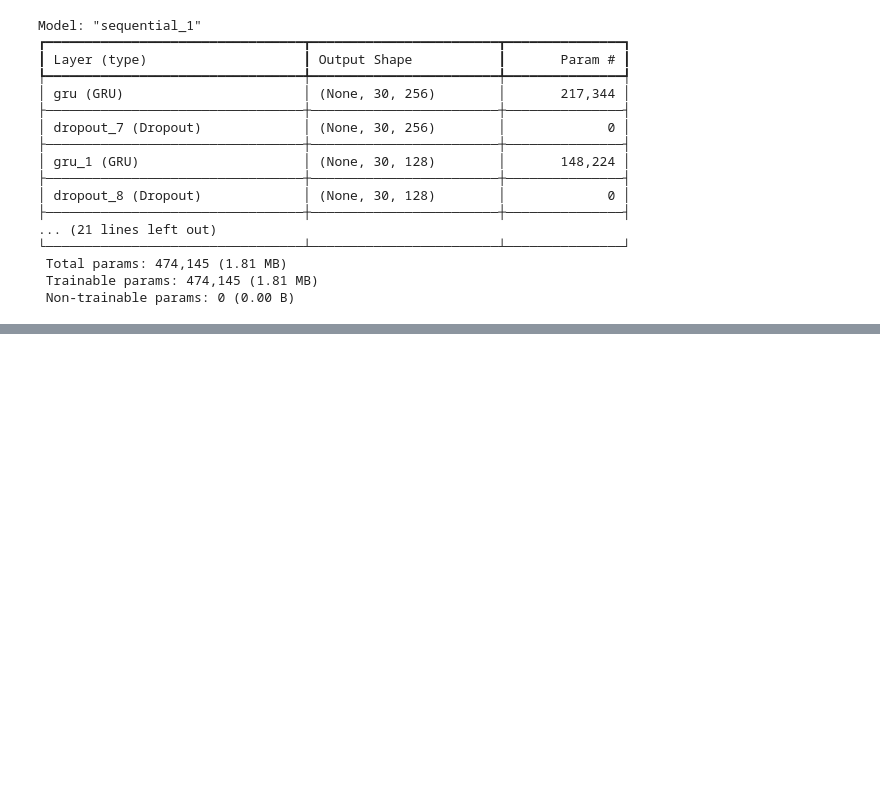
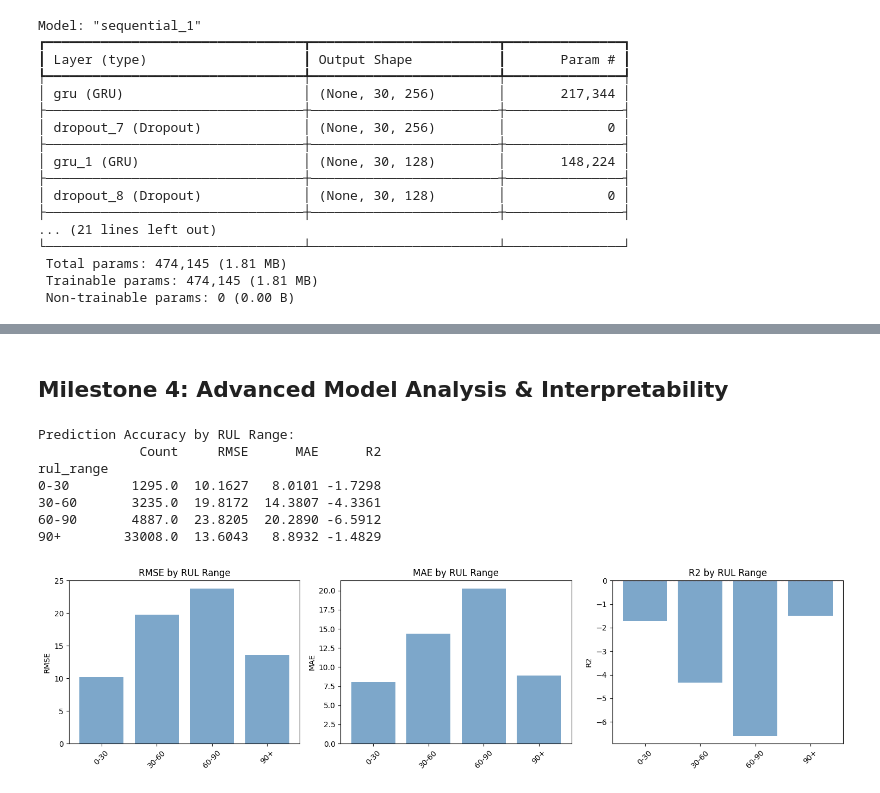
Before and after one commit to Prognos-AI/Vuriti-Tirumala-Srinivas-Prognos-AI, a Jupyter notebook: main.ipynb, the cells around one changed output, grey strips where cells are left out. Drawn from its saved outputs; the diff is of its cells as text; code cells hidden in the pictures; blank space fills up the shorter version.

```diff
--- a/main.ipynb
+++ b/main.ipynb
@@ -417,0 +1014,67 @@ plt.show()
+# %% [markdown]
+## Milestone 4: Advanced Model Analysis & Interpretability
+# %%
+# ────── Temporal Prediction Accuracy Analysis ──────────────────────────
+# Analyze prediction accuracy across different RUL ranges
+
+if "results_df" not in globals():
+    artifact_path = "artifacts/test_predictions_detailed.csv"
+    try:
+        results_df = pd.read_csv(artifact_path)
+        print(f"Loaded results_df from {artifact_path} (shape={results_df.shape})")
+    except Exception as exc:
+        raise RuntimeError(
+            "results_df is missing. Run the Milestone 3 evaluation cells first, "
+            "or ensure artifacts/test_predictions_detailed.csv exists."
+        ) from exc
+
+required_cols = {"actual_rul", "pred_best"}
+missing_cols = required_cols - set(results_df.columns)
+if missing_cols:
+    raise ValueError(f"results_df is missing required columns: {sorted(missing_cols)}")
+
+rul_bins = [0, 30, 60, 90, 125]
+rul_labels = ["0-30", "30-60", "60-90", "90+"]
+
+results_df["rul_range"] = pd.cut(
+    results_df["actual_rul"],
+    bins=rul_bins,
+    labels=rul_labels,
+    include_lowest=True
+)
+
+temporal_analysis = results_df.groupby("rul_range", observed=False).apply(
+    lambda x: pd.Series({
+        "Count": len(x),
+        "RMSE": np.sqrt(mean_squared_error(x["actual_rul"], x["pred_best"])),
+        "MAE": mean_absolute_error(x["actual_rul"], x["pred_best"]),
+        "R2": r2_score(x["actual_rul"], x["pred_best"]) if len(x) > 1 else 0
+    })
+).round(4)
+
+print("Prediction Accuracy by RUL Range:")
+print(temporal_analysis)
+
+# Visualize temporal accuracy variation
+fig, axes = plt.subplots(1, 3, figsize=(15, 4))
+
+for idx, metric in enumerate(["RMSE", "MAE", "R2"]):
+    axes[idx].bar(range(len(temporal_analysis)), temporal_analysis[metric], color="steelblue", alpha=0.7)
+    axes[idx].set_xticks(range(len(temporal_analysis)))
+    axes[idx].set_xticklabels(temporal_analysis.index, rotation=45)
+    axes[idx].set_title(f"{metric} by RUL Range")
+    axes[idx].set_ylabel(metric)
+    if metric == "R2":
+        axes[idx].axhline(y=0, color='red', linestyle='--', linewidth=1, alpha=0.5)
+
+plt.tight_layout()
+plt.show()
+# %% [output]
+Prediction Accuracy by RUL Range:
+             Count     RMSE      MAE      R2
+rul_range
+0-30        1295.0  10.1627   8.0101 -1.7298
+30-60       3235.0  19.8172  14.3807 -4.3361
+60-90       4887.0  23.8205  20.2890 -6.5912
+90+        33008.0  13.6043   8.8932 -1.4829
+[figure, added]
```
Also changed, not shown: parts of 23 cells of this notebook, 22 other files.
